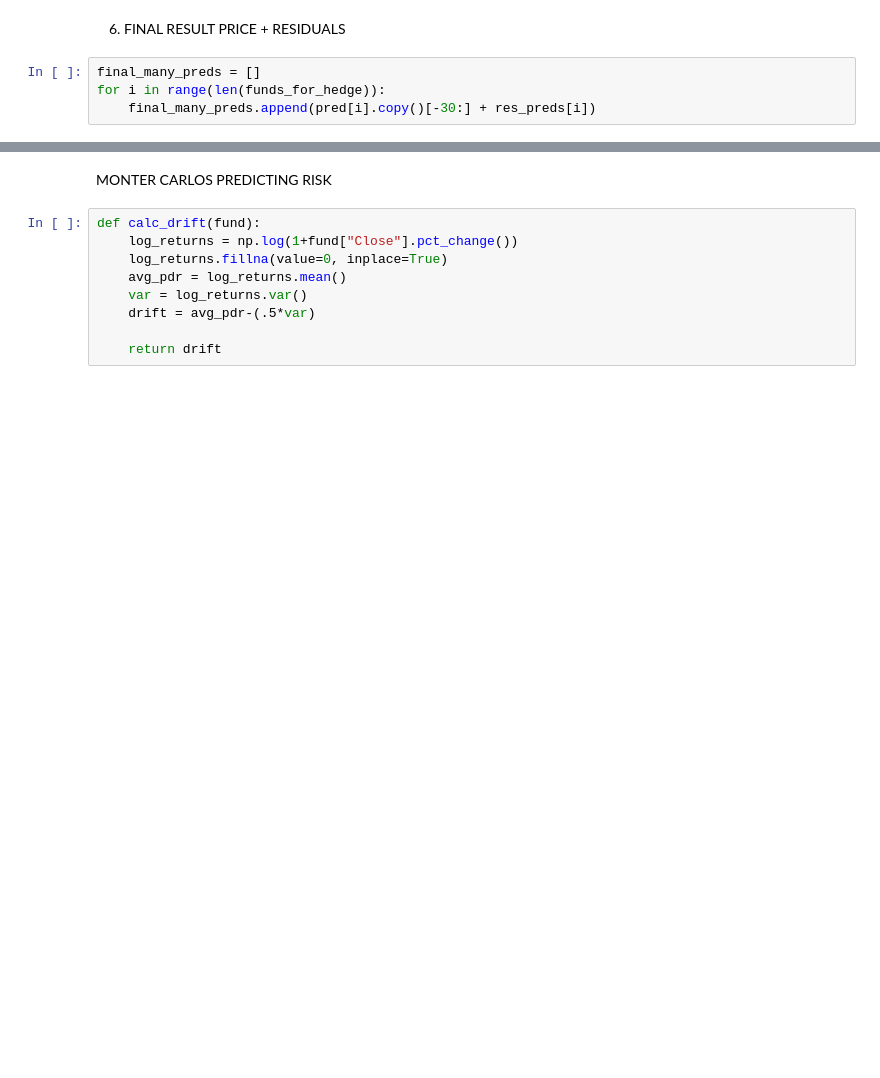
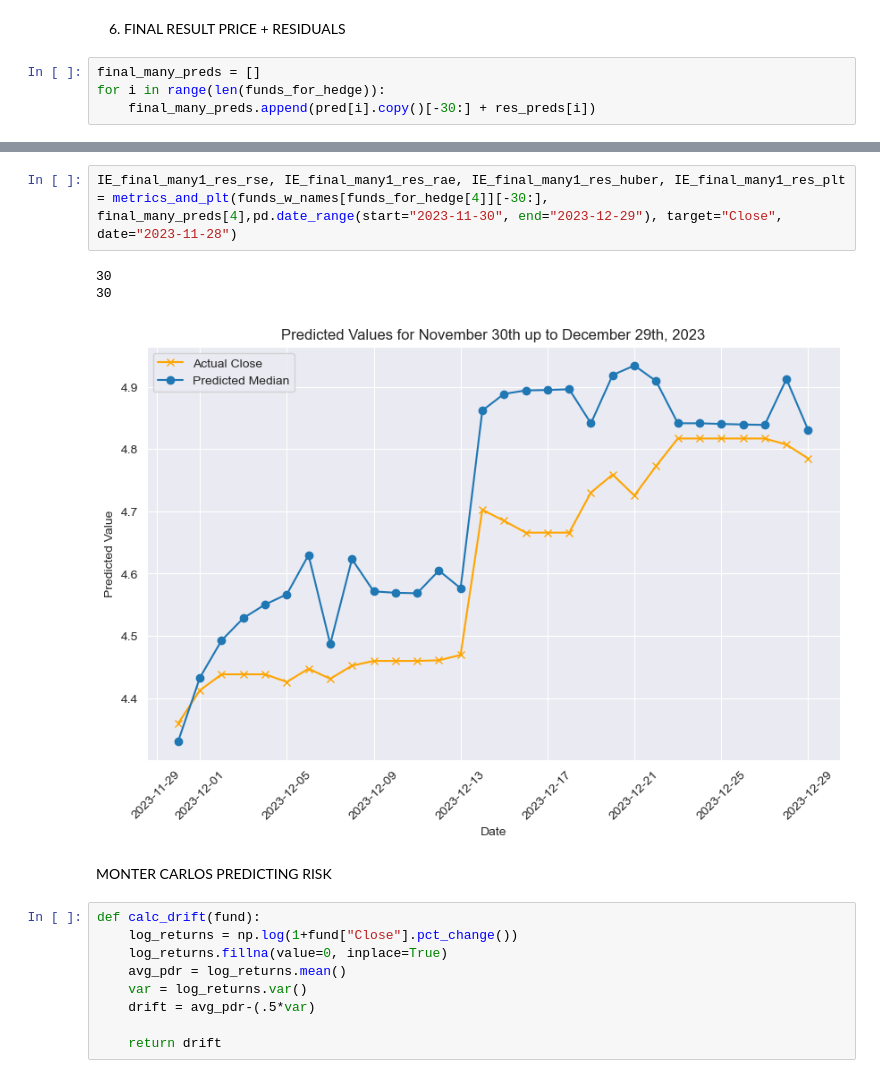
Before and after one commit to akrokosz/HF_Thesis, a Jupyter notebook: main.ipynb, the cells around one changed output, grey strips where cells are left out. Drawn from its saved outputs; the diff is of its cells as text; blank space fills up the shorter version.

```diff
--- a/main.ipynb
+++ b/main.ipynb
@@ -1037,3 +1055,9 @@ IE_final_many1_res_rse, IE_final_many1_res_rae, IE_final_many1_res_huber, IE_fin
+# %%
+IE_final_many1_res_rse, IE_final_many1_res_rae, IE_final_many1_res_huber, IE_final_many1_res_plt = metrics_and_plt(funds_w_names[funds_for_hedge[4]][-30:], final_many_preds[4],pd.date_range(start="2023-11-30", end="2023-12-29"), target="Close", date="2023-11-28")
+# %% [output]
+30
+30
+[figure, added]
 # %% [markdown]
 MONTER CARLOS PREDICTING RISK
 # %%
```
Also changed, not shown: parts of 4 cells of this notebook.
